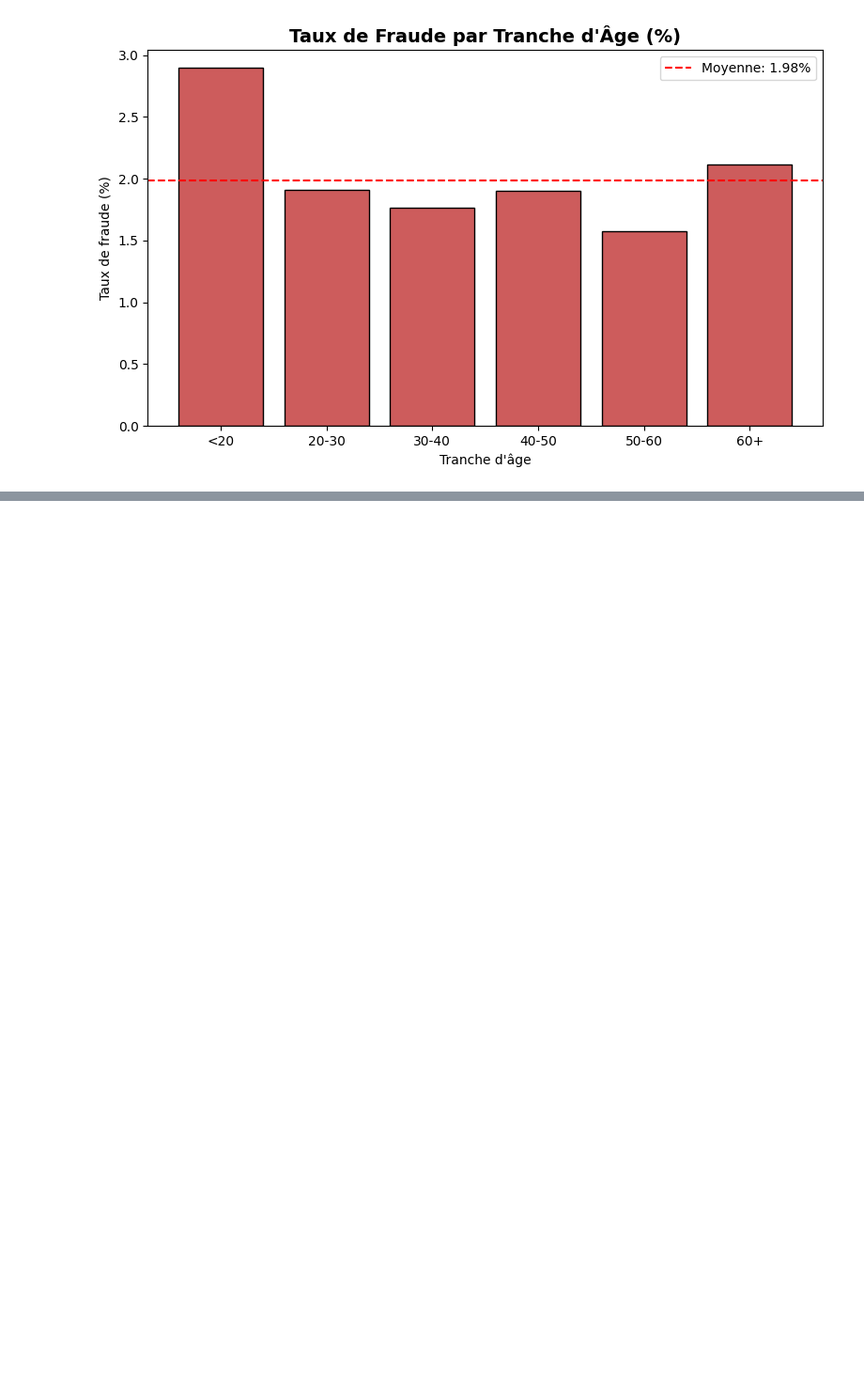
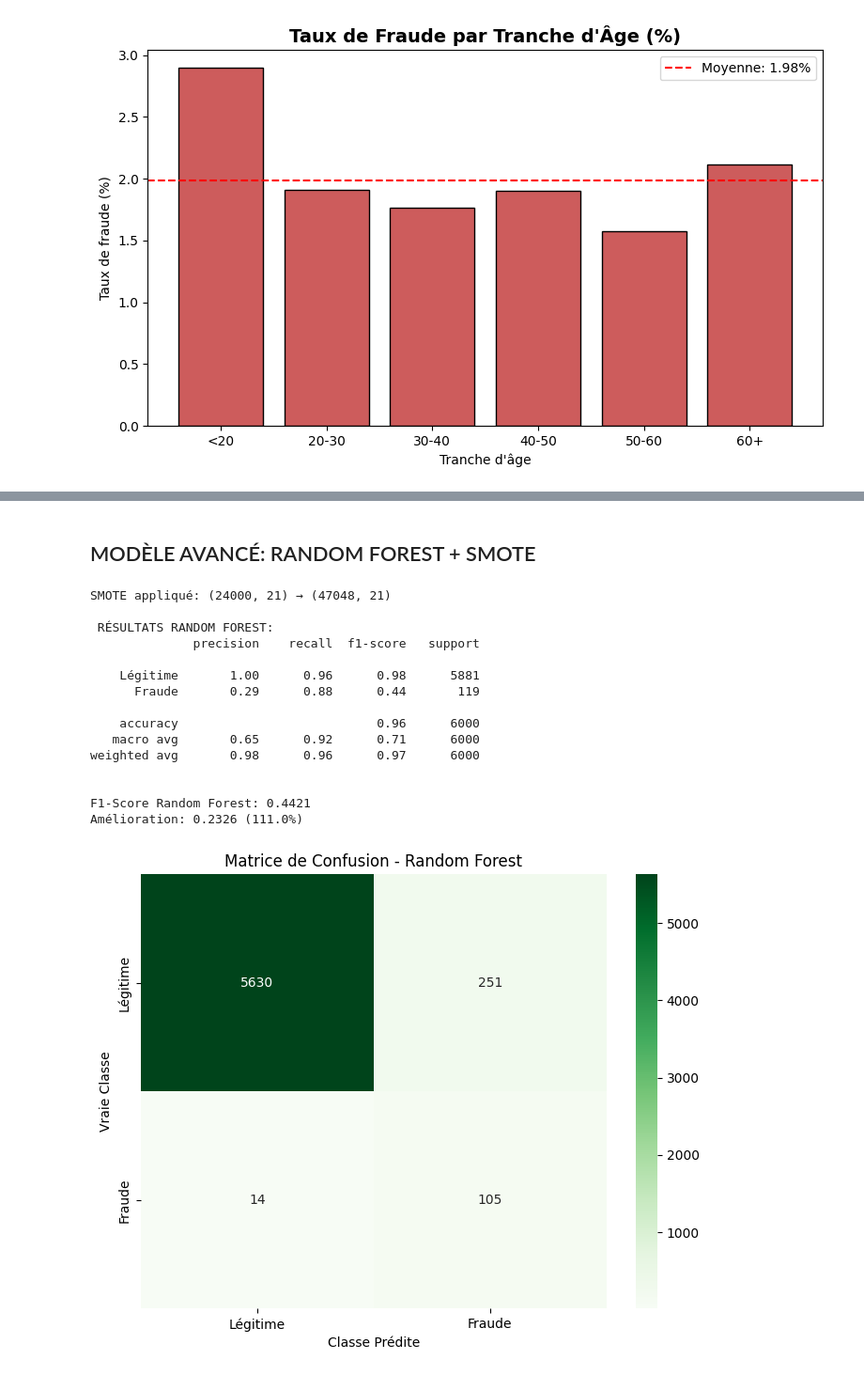
Before and after one commit to MathieuFan22/Mirada-Examen-ML-M2-ISPM, a Jupyter notebook: PoketraFinday-Mirada.ipynb, the cells around one changed output, grey strips where cells are left out. Shown at 94% size. Saved outputs shown, nothing was run; the diff lists cells and outputs as text; code cells hidden in the pictures; blank space fills up the shorter version.

```diff
--- a/PoketraFinday-Mirada.ipynb
+++ b/PoketraFinday-Mirada.ipynb
@@ -180,0 +321,72 @@ plt.show()
+# %% [markdown]
+## MODÈLE AVANCÉ: RANDOM FOREST + SMOTE
+# %%
+# Appliquer SMOTE sur le train set
+smote = SMOTE(random_state=42)
+X_train_balanced, y_train_balanced = smote.fit_resample(X_train_scaled, y_train)
+
+print(f"SMOTE appliqué: {X_train_scaled.shape} → {X_train_balanced.shape}")
+
+# Random Forest
+rf_model = RandomForestClassifier(n_estimators=100,
+                                  max_depth=15,
+                                  min_samples_split=10,
+                                  min_samples_leaf=5,
+                                  class_weight='balanced',
+                                  random_state=42,
+                                  n_jobs=-1)
+
+rf_model.fit(X_train_balanced, y_train_balanced)
+y_pred_rf = rf_model.predict(X_val_scaled)
+
+# Évaluation
+print("\n RÉSULTATS RANDOM FOREST:")
+print(classification_report(y_val, y_pred_rf,
+                           target_names=['Légitime', 'Fraude']))
+
+rf_f1 = f1_score(y_val, y_pred_rf)
+print(f"\nF1-Score Random Forest: {rf_f1:.4f}")
+print(f"Amélioration: {(rf_f1 - baseline_f1):.4f} ({(rf_f1/baseline_f1 - 1)*100:.1f}%)")
+
+# Matrice de confusion
+cm_rf = confusion_matrix(y_val, y_pred_rf)
+plt.figure(figsize=(8, 6))
+sns.heatmap(cm_rf, annot=True, fmt='d', cmap='Greens',
+            xticklabels=['Légitime', 'Fraude'],
+            yticklabels=['Légitime', 'Fraude'])
+plt.title('Matrice de Confusion - Random Forest')
+plt.ylabel('Vraie Classe')
+plt.xlabel('Classe Prédite')
+plt.show()
+print('\n')
+
+# Feature importance
+feature_importance = pd.DataFrame({
+    'feature': X.columns,
+    'importance': rf_model.feature_importances_
+}).sort_values('importance', ascending=False).head(15)
+
+plt.figure(figsize=(10, 6))
+plt.barh(feature_importance['feature'], feature_importance['importance'])
+plt.xlabel('Importance')
+plt.title('Top 15 Features les plus importantes')
+plt.gca().invert_yaxis()
+plt.tight_layout()
+plt.show()
+# %% [output]
+SMOTE appliqué: (24000, 21) → (47048, 21)
+
+ RÉSULTATS RANDOM FOREST:
+              precision    recall  f1-score   support
+
+    Légitime       1.00      0.96      0.98      5881
+      Fraude       0.29      0.88      0.44       119
+
+    accuracy                           0.96      6000
+   macro avg       0.65      0.92      0.71      6000
+weighted avg       0.98      0.96      0.97      6000
+
+
+F1-Score Random Forest: 0.4421
+Amélioration: 0.2326 (111.0%)
+[figure, added]
```
Also changed, not shown: parts of 14 cells of this notebook.
